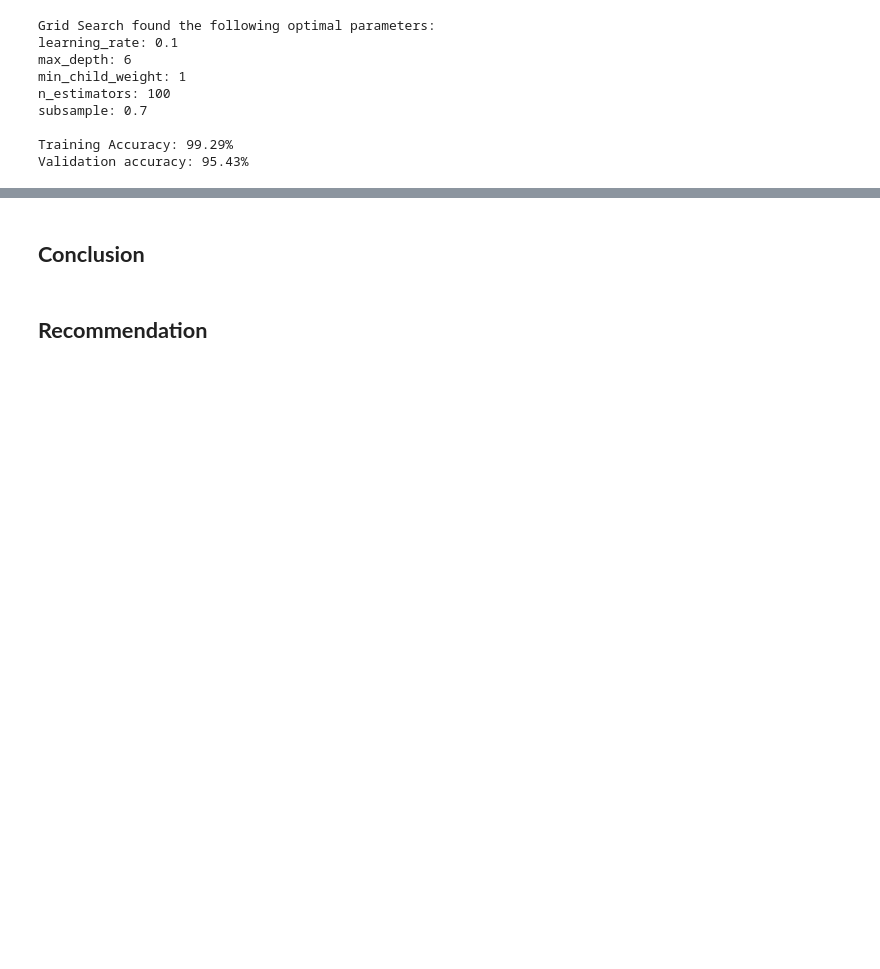
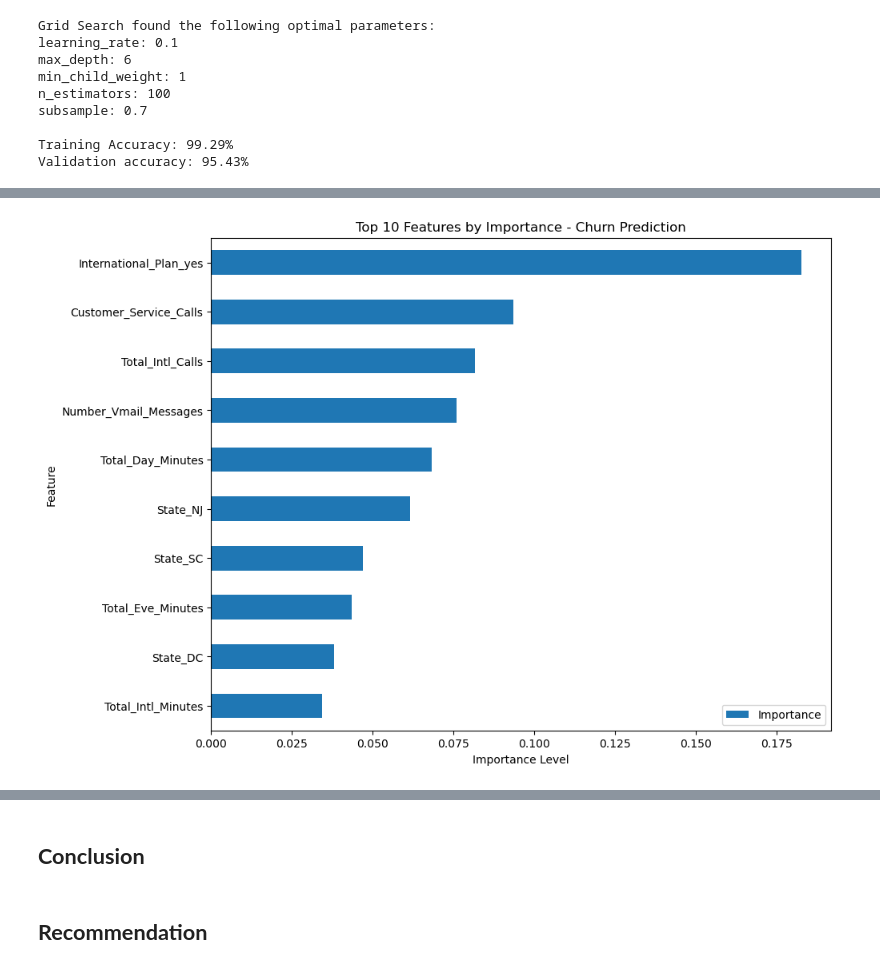
Before and after one commit to idatonui/Phase-3-project-SyriaTel-Customer-Churn, a Jupyter notebook: index.ipynb, the cells around one changed output, grey strips where cells are left out. Cells and saved outputs as stored; diff of their text form; code cells hidden in the pictures; blank space fills up the shorter version.

```diff
--- a/index.ipynb
+++ b/index.ipynb
@@ -1225,0 +1232,8 @@ Validation accuracy: 95.43%
+# %%
+importances = list(zip(clf.feature_importances_, X.columns))
+df_fi = pd.DataFrame(importances)
+
+df_fi.columns = ['Importance', 'Feature']
+df_fi.set_index('Feature', inplace=True)
+df_fi.sort_values('Importance', ascending=False, inplace=True)
+df_fi.head(10)
@@ -1225,0 +1253,12 @@ Validation accuracy: 95.43%
+# %%
+fig = plt.figure(figsize=(10,8))
+ax = fig.add_subplot()
+
+df_fi.head(10).sort_values(by='Importance', ascending=True).plot(y='Importance', kind='barh', ax=ax)
+ax.set_title('Top 10 Features by Importance - Churn Prediction')
+ax.set_xlabel('Importance Level')
+ax.set_ylabel('Feature')
+
+plt.show()
+# %% [output]
+[figure, added]
```
Also changed, not shown: parts of 21 cells of this notebook.
